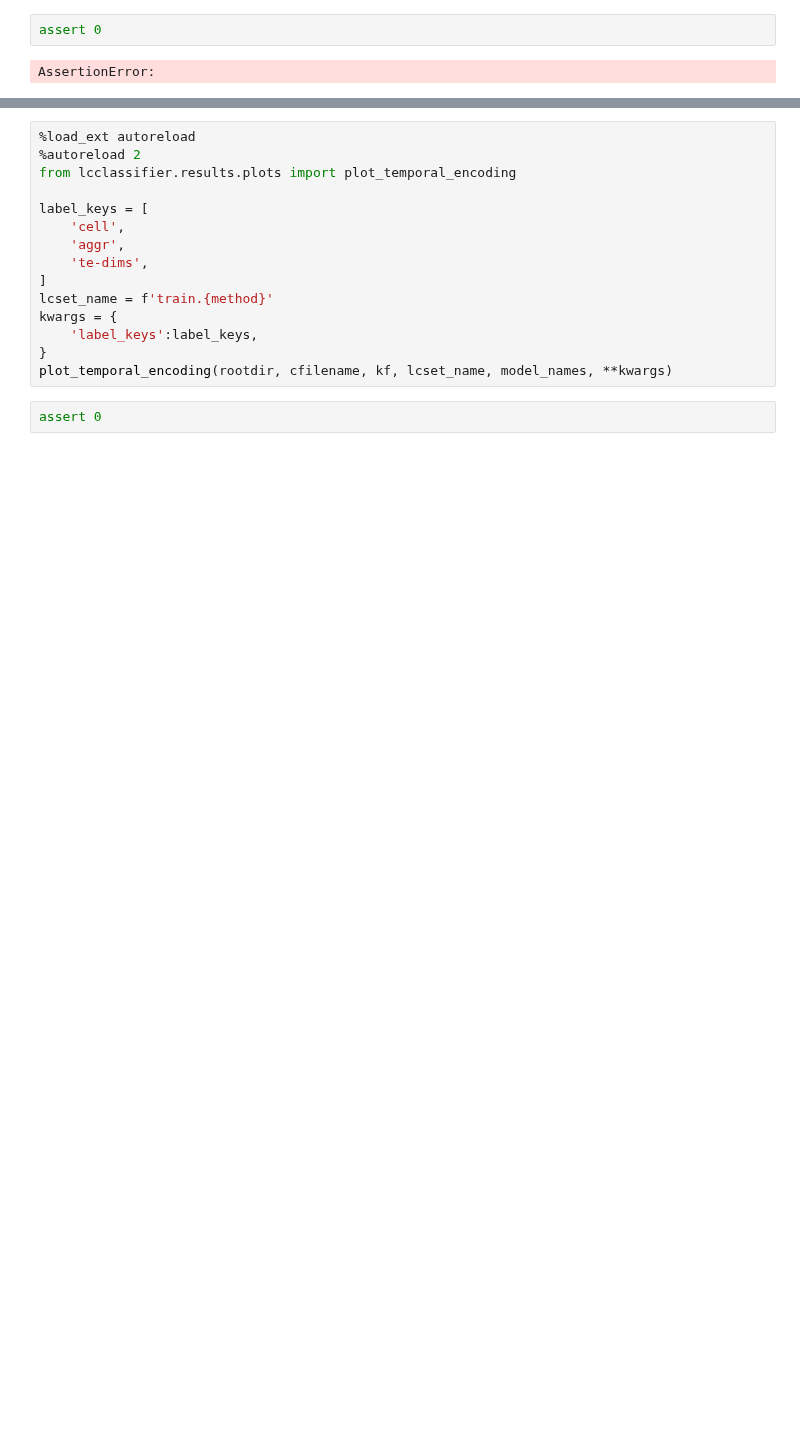
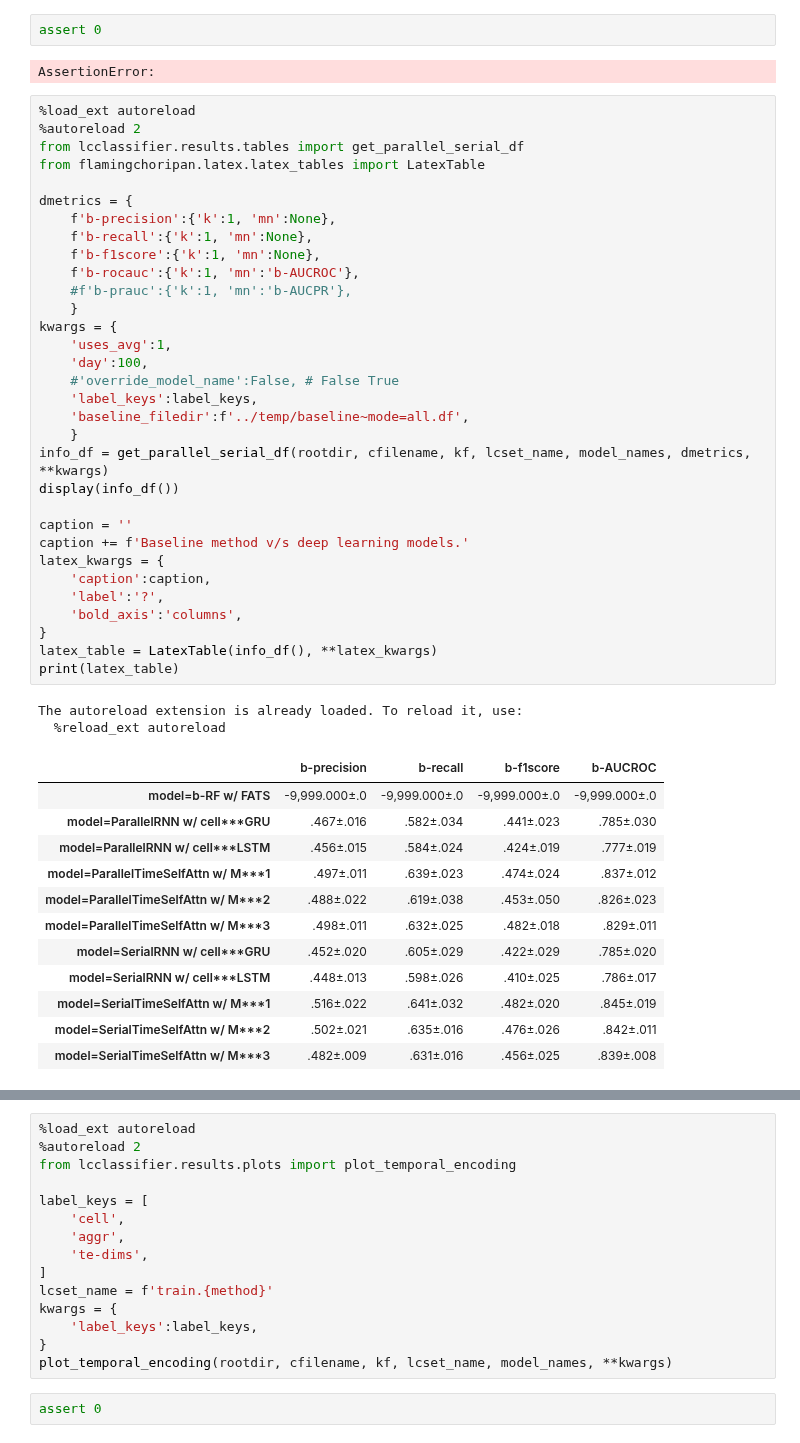
Before and after one commit to opimentel-github/astro-lightcurves-classifier, a Jupyter notebook: experiments/metrics_results.ipynb, the cells around one changed output, grey strips where cells are left out. Drawn from its saved outputs; the diff is of its cells as text; blank space fills up the shorter version.

```diff
--- a/experiments/metrics_results.ipynb
+++ b/experiments/metrics_results.ipynb
@@ -81,3 +75,50 @@ KeyError: '1'
 assert 0
 # %% [output]
 AssertionError:
+# %%
+%load_ext autoreload
+%autoreload 2
+from lcclassifier.results.tables import get_parallel_serial_df
+from flamingchoripan.latex.latex_tables import LatexTable
+
+dmetrics = {
+    f'b-precision':{'k':1, 'mn':None},
+    f'b-recall':{'k':1, 'mn':None},
+    f'b-f1score':{'k':1, 'mn':None},
+    f'b-rocauc':{'k':1, 'mn':'b-AUCROC'},
+    #f'b-prauc':{'k':1, 'mn':'b-AUCPR'},
+    }
+kwargs = {
+    'uses_avg':1,
+    'day':100,
+    #'override_model_name':False, # False True
+    'label_keys':label_keys,
+    'baseline_filedir':f'../temp/baseline~mode=all.df',
+    }
+info_df = get_parallel_serial_df(rootdir, cfilename, kf, lcset_name, model_names, dmetrics, **kwargs)
+display(info_df())
+
+caption = ''
+caption += f'Baseline method v/s deep learning models.'
+latex_kwargs = {
+    'caption':caption,
+    'label':'?',
+    'bold_axis':'columns',
+}
+latex_table = LatexTable(info_df(), **latex_kwargs)
+print(latex_table)
+# %% [output]
+The autoreload extension is already loaded. To reload it, use:
+  %reload_ext autoreload
+|  | b-precision | b-recall | b-f1score | b-AUCROC |
+| model=b-RF w/ FATS | -9,999.000±.0 | -9,999.000±.0 | -9,999.000±.0 | -9,999.000±.0 |
+| model=ParallelRNN w/ cell***GRU | .467±.016 | .582±.034 | .441±.023 | .785±.030 |
+| model=ParallelRNN w/ cell***LSTM | .456±.015 | .584±.024 | .424±.019 | .777±.019 |
+| model=ParallelTimeSelfAttn w/ M***1 | .497±.011 | .639±.023 | .474±.024 | .837±.012 |
+| model=ParallelTimeSelfAttn w/ M***2 | .488±.022 | .619±.038 | .453±.050 | .826±.023 |
+| model=ParallelTimeSelfAttn w/ M***3 | .498±.011 | .632±.025 | .482±.018 | .829±.011 |
+| model=SerialRNN w/ cell***GRU | .452±.020 | .605±.029 | .422±.029 | .785±.020 |
+| model=SerialRNN w/ cell***LSTM | .448±.013 | .598±.026 | .410±.025 | .786±.017 |
+| model=SerialTimeSelfAttn w/ M***1 | .516±.022 | .641±.032 | .482±.020 | .845±.019 |
+| model=SerialTimeSelfAttn w/ M***2 | .502±.021 | .635±.016 | .476±.026 | .842±.011 |
+| model=SerialTimeSelfAttn w/ M***3 | .482±.009 | .631±.016 | .456±.025 | .839±.008 |
```
Also changed, not shown: parts of 6 cells of this notebook, 5 other files.
